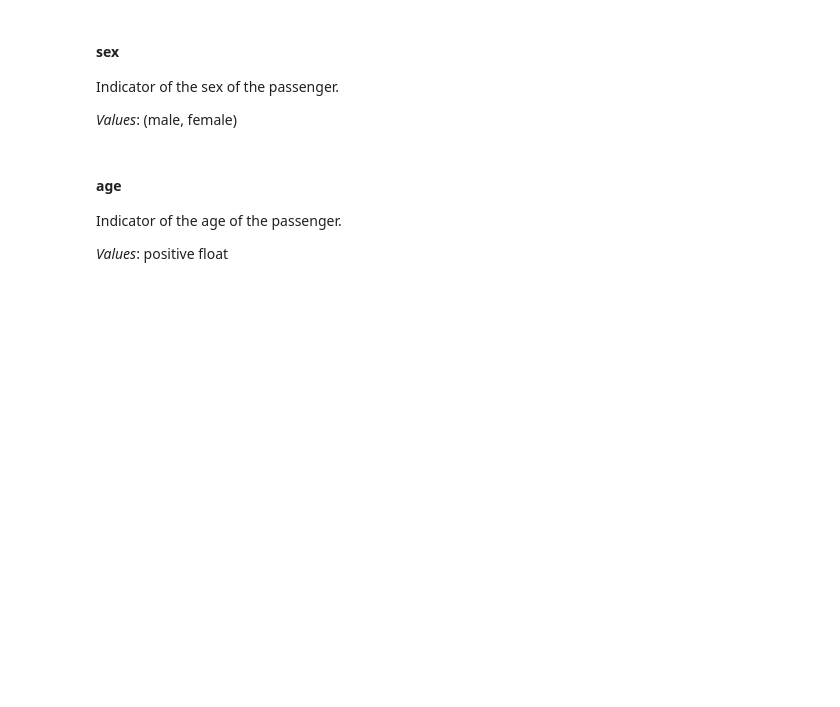
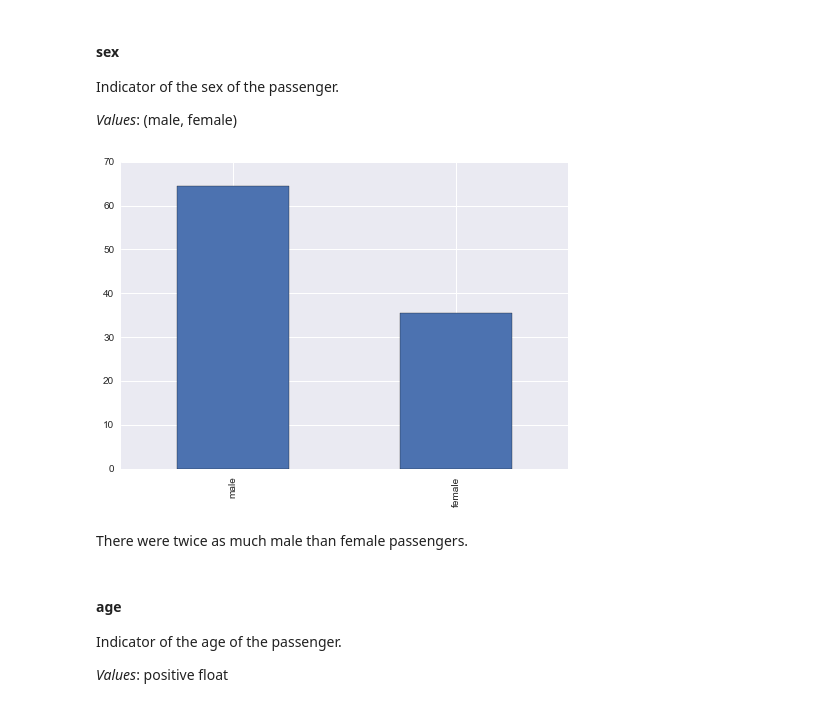
Before and after one commit to onanypoint/ADA-Homework, a Jupyter notebook: 01 - Pandas and Data Wrangling/Data Wrangling with Pandas.ipynb, the cells around one changed output. Cells and saved outputs as stored; diff of their text form; code cells hidden in the pictures; blank space fills up the shorter version.

```diff
--- a/01 - Pandas and Data Wrangling/Data Wrangling with Pandas.ipynb
+++ b/01 - Pandas and Data Wrangling/Data Wrangling with Pandas.ipynb
@@ -682,3 +735,10 @@ Indicator of the sex of the passenger.
+# %%
+sex = titanic.sex.value_counts().apply(lambda n: n*100/titanic.sex.count())
+sex_plot = sex.plot(kind='bar')
+# %% [output]
+[figure, added]
+# %% [markdown]
+There were twice as much male than female passengers.
 # %% [markdown]
 #### age
 Indicator of the age of the passenger.
```
Also changed, not shown: parts of 38 cells of this notebook.
